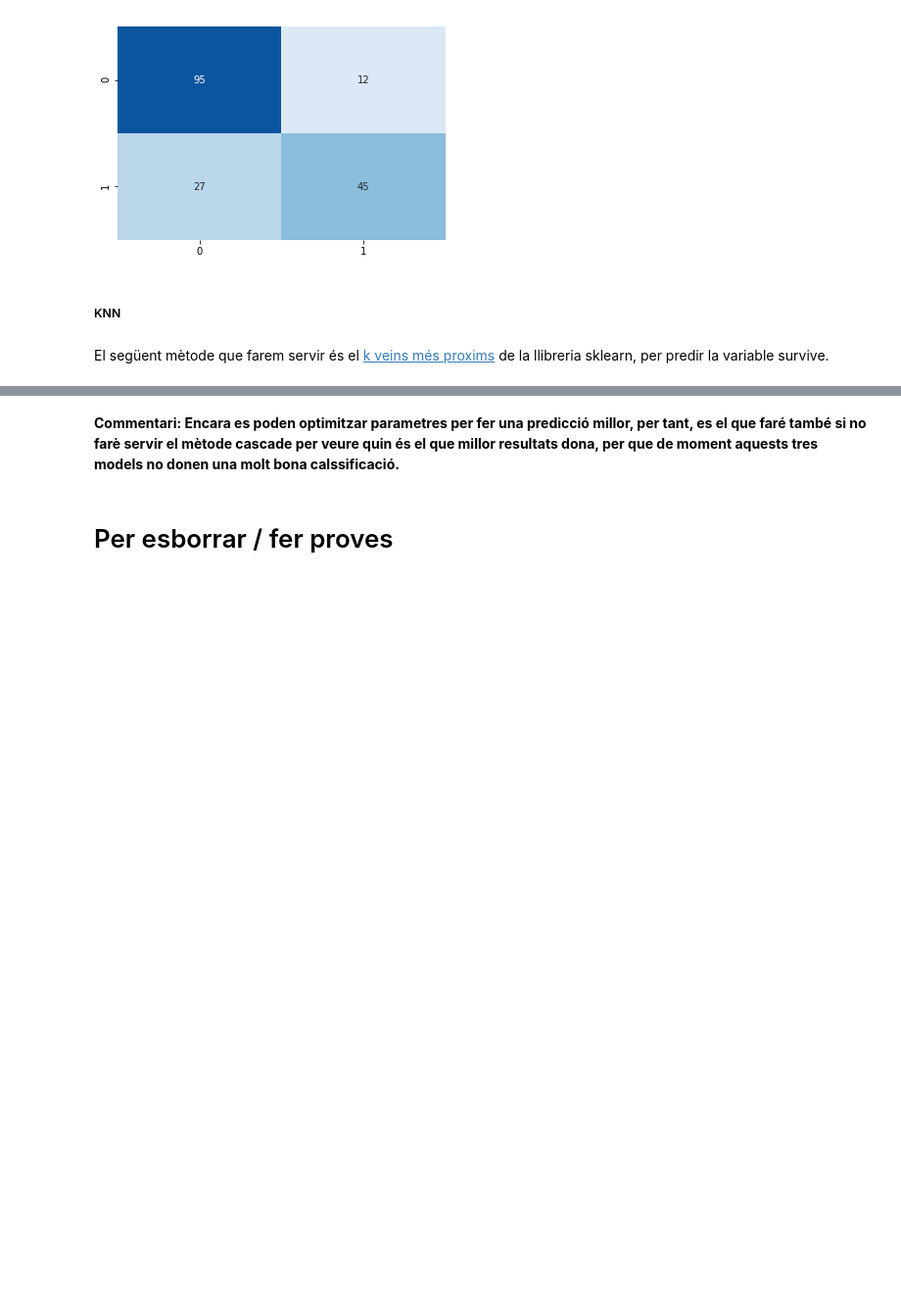
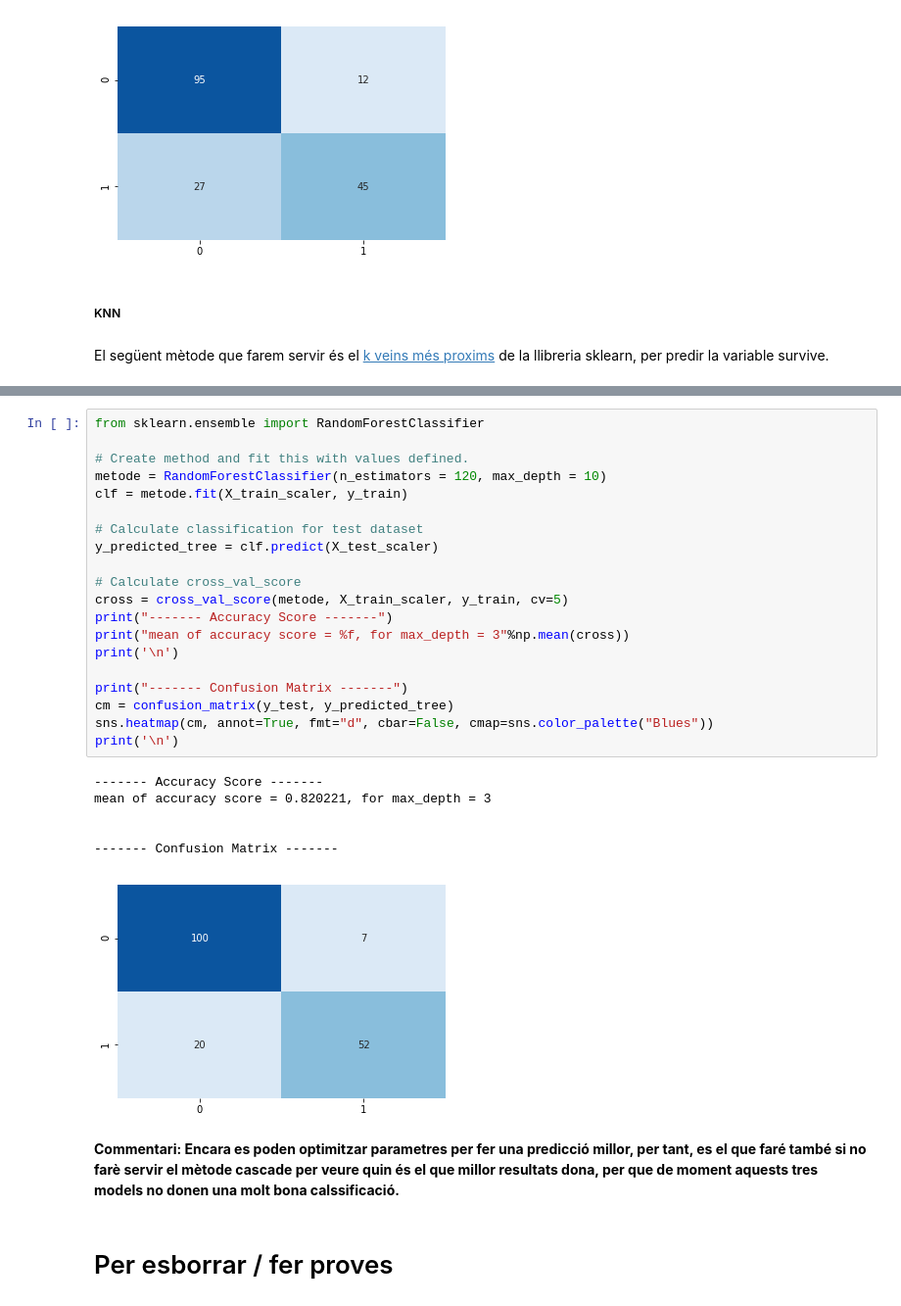
Before and after one commit to Ilergeta/titanic-uoc, a Jupyter notebook: notebook/Practica2_Titanic.ipynb, the cells around one changed output, grey strips where cells are left out. Shown: that part at 98% size. Drawn from its saved outputs; the diff is of its cells as text; blank space fills up the shorter version.

```diff
--- a/notebook/Practica2_Titanic.ipynb
+++ b/notebook/Practica2_Titanic.ipynb
@@ -716,6 +716,33 @@ mean of accuracy score = 0.793530
 
 ------- Confusion Matrix -------
 [figure]
+# %%
+from sklearn.ensemble import RandomForestClassifier
+
+# Create method and fit this with values defined.
+metode = RandomForestClassifier(n_estimators = 120, max_depth = 10)
+clf = metode.fit(X_train_scaler, y_train)
+
+# Calculate classification for test dataset
+y_predicted_tree = clf.predict(X_test_scaler)
+
+# Calculate cross_val_score
+cross = cross_val_score(metode, X_train_scaler, y_train, cv=5)
+print("------- Accuracy Score -------")
+print("mean of accuracy score = %f, for max_depth = 3"%np.mean(cross))
+print('\n')
+
+print("------- Confusion Matrix -------")
+cm = confusion_matrix(y_test, y_predicted_tree)
+sns.heatmap(cm, annot=True, fmt="d", cbar=False, cmap=sns.color_palette("Blues"))
+print('\n')
+# %% [output]
+------- Accuracy Score -------
+mean of accuracy score = 0.820221, for max_depth = 3
+
+
+------- Confusion Matrix -------
+[figure, added]
 # %% [markdown]
 **Commentari: Encara es poden optimitzar parametres per fer una predicció millor, per tant, es el que faré també si no farè servir el mètode cascade per veure quin és el que millor resultats dona, per que de moment aquests tres models no donen una molt bona calssificació.**
 # %% [markdown]
```
Also changed, not shown: parts of 1 cell of this notebook.
